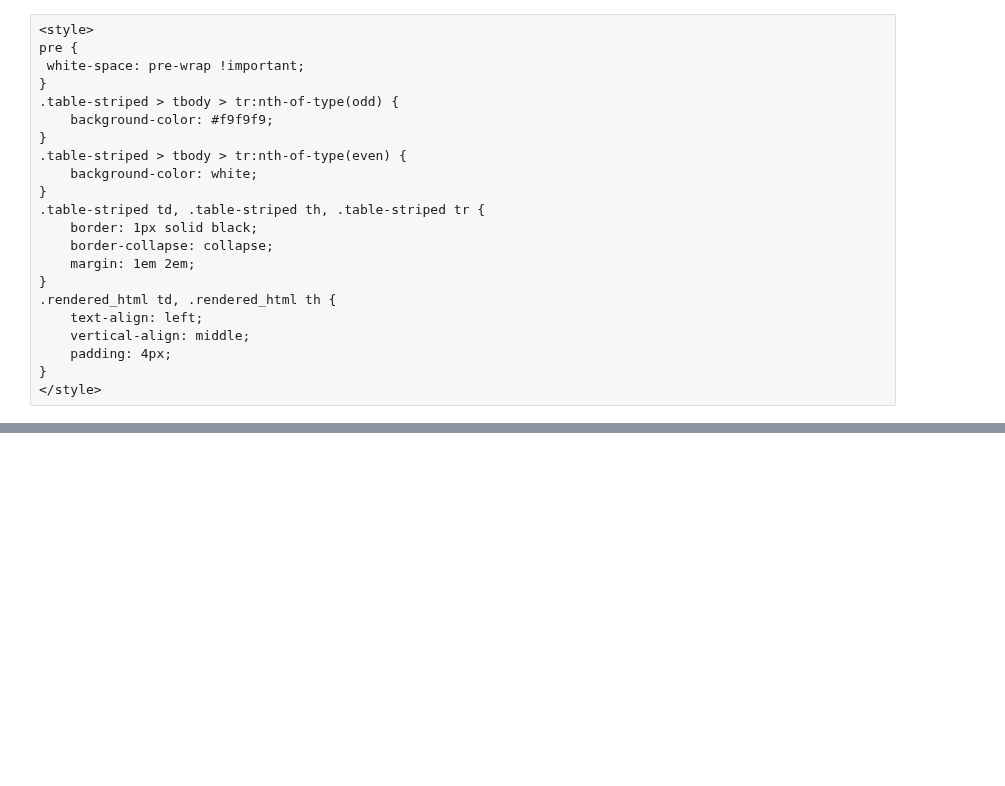
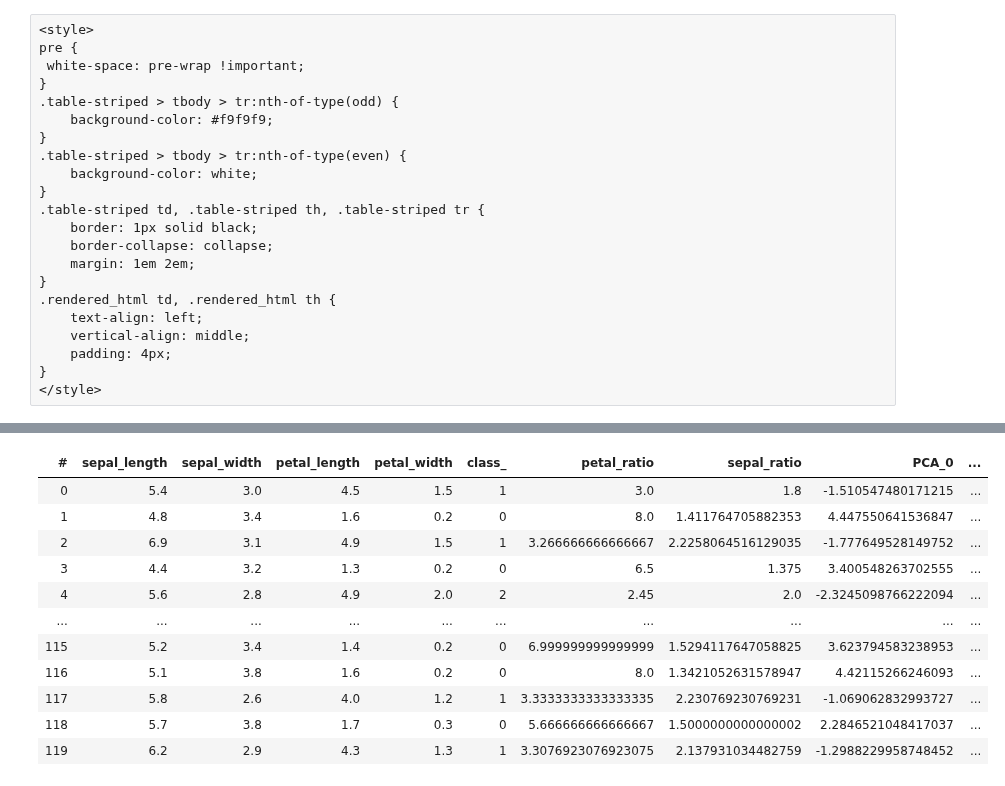
Before and after one commit to vaexio/vaex, a Jupyter notebook: docs/source/tutorial_ml.ipynb, the cells around one changed output, grey strips where cells are left out. Drawn from its saved outputs; the diff is of its cells as text; code cells hidden in the pictures; blank space fills up the shorter version.

```diff
--- a/docs/source/tutorial_ml.ipynb
+++ b/docs/source/tutorial_ml.ipynb
@@ -306,0 +241,4 @@ df_encoded
+# %%
+df = vaex.ml.datasets.load_iris_1e9()
+n_samples = len(df)
+print(f'Number of samples in DataFrame: {n_samples:,}')
@@ -306,0 +342,23 @@ df_encoded
+# %%
+from vaex.ml.xgboost import XGBoostModel
+
+df = vaex.ml.datasets.load_iris_1e5()
+df_train, df_test = df.ml.train_test_split(test_size=0.2, verbose=False)
+
+features = ['petal_length', 'petal_width', 'sepal_length', 'sepal_width']
+target = 'class_'
+
+params = {'learning_rate': 0.1,
+          'max_depth': 3,
+          'num_class': 3,
+          'objective': 'multi:softmax',
+          'subsample': 1,
+          'random_state': 42,
+          'n_jobs': -1}
+
+
+booster = XGBoostModel(features=features, num_boost_round=500, params=params)
+booster.fit(df=df_train, target=target, evals=[(df_train, 'train'), (df_test, 'test')], early_stopping_rounds=5,)
+
+df_test = booster.transform(df_train)
+df_test
@@ -306,0 +384,29 @@ df_encoded
+# %%
+# Load data and split it in train and test sets
+df = vaex.ml.datasets.load_iris()
+df_train, df_test = df.ml.train_test_split(test_size=0.2, verbose=False)
+
+# Create new features
+df_train['petal_ratio'] = df_train.petal_length / df_train.petal_width
+df_train['sepal_ratio'] = df_train.sepal_length / df_train.sepal_width
+
+# Do a PCA transformation
+features = ['petal_length', 'petal_width', 'sepal_length', 'sepal_width', 'petal_ratio', 'sepal_ratio']
+pca = vaex.ml.PCA(features=features, n_components=6)
+df_train = pca.fit_transform(df_train)
+
+# Display the training DataFrame at this stage
+df_train
+# %% [output]
+| # | sepal_length | sepal_width | petal_length | petal_width | class_ | petal_ratio | sepal_ratio | PCA_0 | ... |
+| 0 | 5.4 | 3.0 | 4.5 | 1.5 | 1 | 3.0 | 1.8 | -1.510547480171215 | ... |
+| 1 | 4.8 | 3.4 | 1.6 | 0.2 | 0 | 8.0 | 1.411764705882353 | 4.447550641536847 | ... |
+| 2 | 6.9 | 3.1 | 4.9 | 1.5 | 1 | 3.266666666666667 | 2.2258064516129035 | -1.777649528149752 | ... |
+| 3 | 4.4 | 3.2 | 1.3 | 0.2 | 0 | 6.5 | 1.375 | 3.400548263702555 | ... |
+| 4 | 5.6 | 2.8 | 4.9 | 2.0 | 2 | 2.45 | 2.0 | -2.3245098766222094 | ... |
+| ... | ... | ... | ... | ... | ... | ... | ... | ... | ... |
+| 115 | 5.2 | 3.4 | 1.4 | 0.2 | 0 | 6.999999999999999 | 1.5294117647058825 | 3.623794583238953 | ... |
+| 116 | 5.1 | 3.8 | 1.6 | 0.2 | 0 | 8.0 | 1.3421052631578947 | 4.42115266246093 | ... |
+| 117 | 5.8 | 2.6 | 4.0 | 1.2 | 1 | 3.3333333333333335 | 2.230769230769231 | -1.069062832993727 | ... |
+| 118 | 5.7 | 3.8 | 1.7 | 0.3 | 0 | 5.666666666666667 | 1.5000000000000002 | 2.2846521048417037 | ... |
+| 119 | 6.2 | 2.9 | 4.3 | 1.3 | 1 | 3.3076923076923075 | 2.137931034482759 | -1.2988229958748452 | ... |
```
Also changed, not shown: parts of 93 cells of this notebook.
